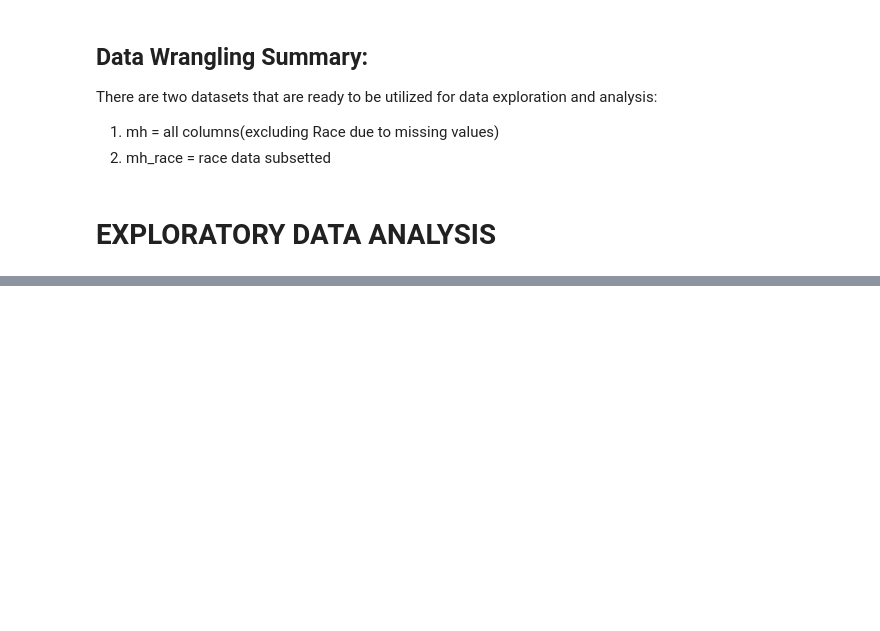
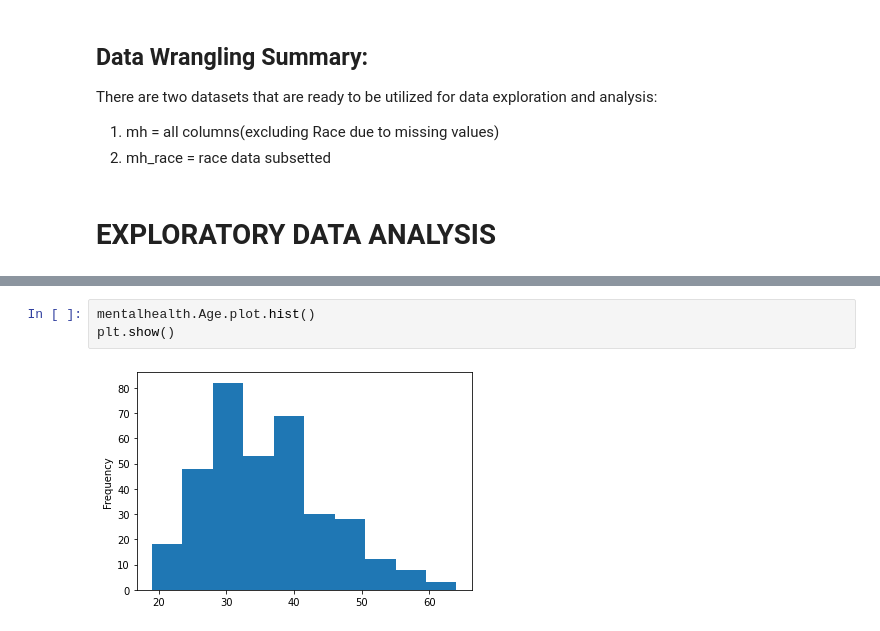
Before and after one commit to lwadzinski/MentalHealthInTech, a Jupyter notebook: MENTAL HEALTH TRENDS IN TECH - PYTHON.ipynb, the cells around one changed output, grey strips where cells are left out. Cells and saved outputs as stored; diff of their text form; blank space fills up the shorter version.

```diff
--- a/MENTAL HEALTH TRENDS IN TECH - PYTHON.ipynb
+++ b/MENTAL HEALTH TRENDS IN TECH - PYTHON.ipynb
@@ -849,0 +945,5 @@ There are two datasets that are ready to be utilized for data exploration and an
+# %%
+mentalhealth.Age.plot.hist()
+plt.show()
+# %% [output]
+[figure, added]
```
Also changed, not shown: parts of 29 cells of this notebook.
